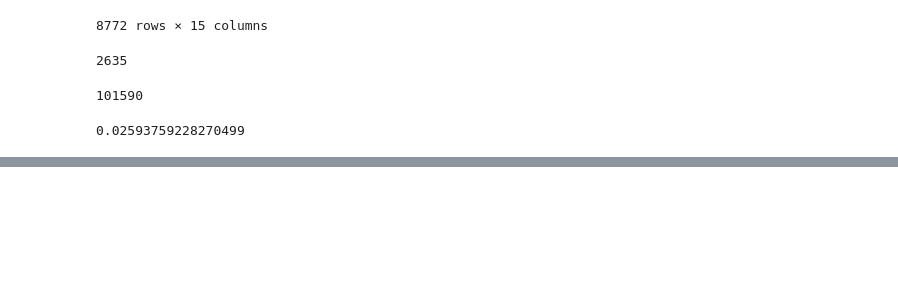
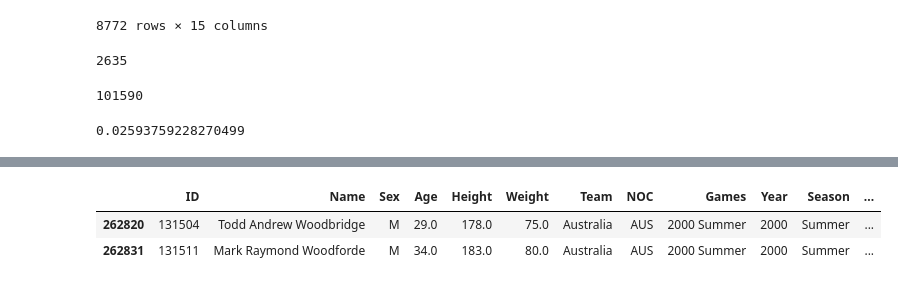
Before and after one commit to BurkovBA/OML, a Jupyter notebook: OpenMachineLearning/Assignment1/Assignment1.ipynb, the cells around one changed output, grey strips where cells are left out. Drawn from its saved outputs; the diff is of its cells as text; code cells hidden in the pictures; blank space fills up the shorter version.

```diff
--- a/OpenMachineLearning/Assignment1/Assignment1.ipynb
+++ b/OpenMachineLearning/Assignment1/Assignment1.ipynb
@@ -47,0 +81,6 @@ len(data[data.Sex == 'M'].ID.unique())
+# %%
+data[(data.Year == 2000) & (data.Team == 'Australia') & (data.Medal == 'Silver') & (data.Sport == 'Tennis')]
+# %% [output]
+|  | ID | Name | Sex | Age | Height | Weight | Team | NOC | Games | Year | Season | ... |
+| 262820 | 131504 | Todd Andrew Woodbridge | M | 29.0 | 178.0 | 75.0 | Australia | AUS | 2000 Summer | 2000 | Summer | ... |
+| 262831 | 131511 | Mark Raymond Woodforde | M | 34.0 | 183.0 | 80.0 | Australia | AUS | 2000 Summer | 2000 | Summer | ... |
```
Also changed, not shown: parts of 14 cells of this notebook.
